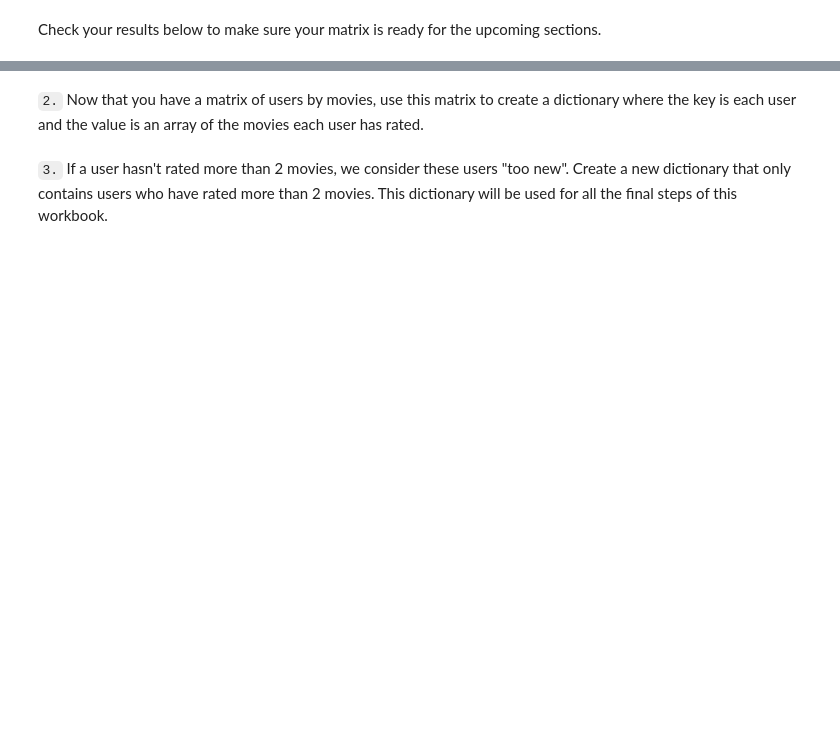
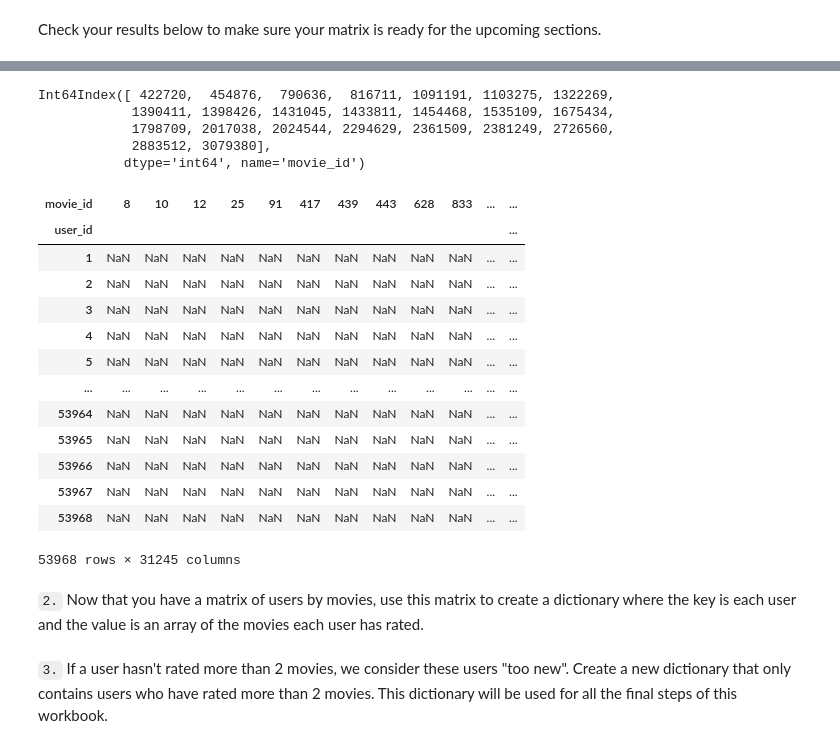
Before and after one commit to alirezakfz/DataSciennce-NanoDegree, a Jupyter notebook: Lesson 08 Intro to recomendation engine/Collaborative Filtering.ipynb, the cells around one changed output, grey strips where cells are left out. Drawn from its saved outputs; the diff is of its cells as text; code cells hidden in the pictures; blank space fills up the shorter version.

```diff
--- a/Lesson 08 Intro to recomendation engine/Collaborative Filtering.ipynb
+++ b/Lesson 08 Intro to recomendation engine/Collaborative Filtering.ipynb
@@ -136,5 +136,5 @@ _____
 #pd.crosstab(index=[df_temp['Year']], columns=df_temp['Job_Satisfaction'])
 #pd.crosstab(index=[user_items['user_id']], columns=[user_items['movie_id']])
 #home = user_items[:20]
-#pd.pivot_table(home, values='rating',  index='user_id', columns='movie_id')
-test_df = pd.DataFrame( index= user_items.user_id.unique(), columns = user_items.movie_id.unique(), dtype=np.int8)
+user_by_movie = pd.pivot_table(user_items, values='rating',  index='user_id', columns='movie_id')
+#test_df = pd.DataFrame(index= user_items.user_id.unique(), columns = user_items.movie_id.unique(), dtype=np.int8)
@@ -154,3 +157,28 @@ HTML('<img src="images/greatjob.webp">')
+# %%
+user_by_movie.columns[~user_by_movie.iloc[1].isnull()]
+# %% [output]
+Int64Index([ 422720,  454876,  790636,  816711, 1091191, 1103275, 1322269,
+            1390411, 1398426, 1431045, 1433811, 1454468, 1535109, 1675434,
+            1798709, 2017038, 2024544, 2294629, 2361509, 2381249, 2726560,
+            2883512, 3079380],
+           dtype='int64', name='movie_id')
+# %%
+user_by_movie
+# %% [output]
+| movie_id | 8 | 10 | 12 | 25 | 91 | 417 | 439 | 443 | 628 | 833 | ... | ... |
+| user_id |  |  |  |  |  |  |  |  |  |  |  | ... |
+| 1 | NaN | NaN | NaN | NaN | NaN | NaN | NaN | NaN | NaN | NaN | ... | ... |
+| 2 | NaN | NaN | NaN | NaN | NaN | NaN | NaN | NaN | NaN | NaN | ... | ... |
+| 3 | NaN | NaN | NaN | NaN | NaN | NaN | NaN | NaN | NaN | NaN | ... | ... |
+| 4 | NaN | NaN | NaN | NaN | NaN | NaN | NaN | NaN | NaN | NaN | ... | ... |
+| 5 | NaN | NaN | NaN | NaN | NaN | NaN | NaN | NaN | NaN | NaN | ... | ... |
+| ... | ... | ... | ... | ... | ... | ... | ... | ... | ... | ... | ... | ... |
+| 53964 | NaN | NaN | NaN | NaN | NaN | NaN | NaN | NaN | NaN | NaN | ... | ... |
+| 53965 | NaN | NaN | NaN | NaN | NaN | NaN | NaN | NaN | NaN | NaN | ... | ... |
+| 53966 | NaN | NaN | NaN | NaN | NaN | NaN | NaN | NaN | NaN | NaN | ... | ... |
+| 53967 | NaN | NaN | NaN | NaN | NaN | NaN | NaN | NaN | NaN | NaN | ... | ... |
+| 53968 | NaN | NaN | NaN | NaN | NaN | NaN | NaN | NaN | NaN | NaN | ... | ... |
+53968 rows × 31245 columns
 # %% [markdown]
 `2.` Now that you have a matrix of users by movies, use this matrix to create a dictionary where the key is each user and the value is an array of the movies each user has rated.
 # %%
```
Also changed, not shown: parts of 18 cells of this notebook, 3 other files.
